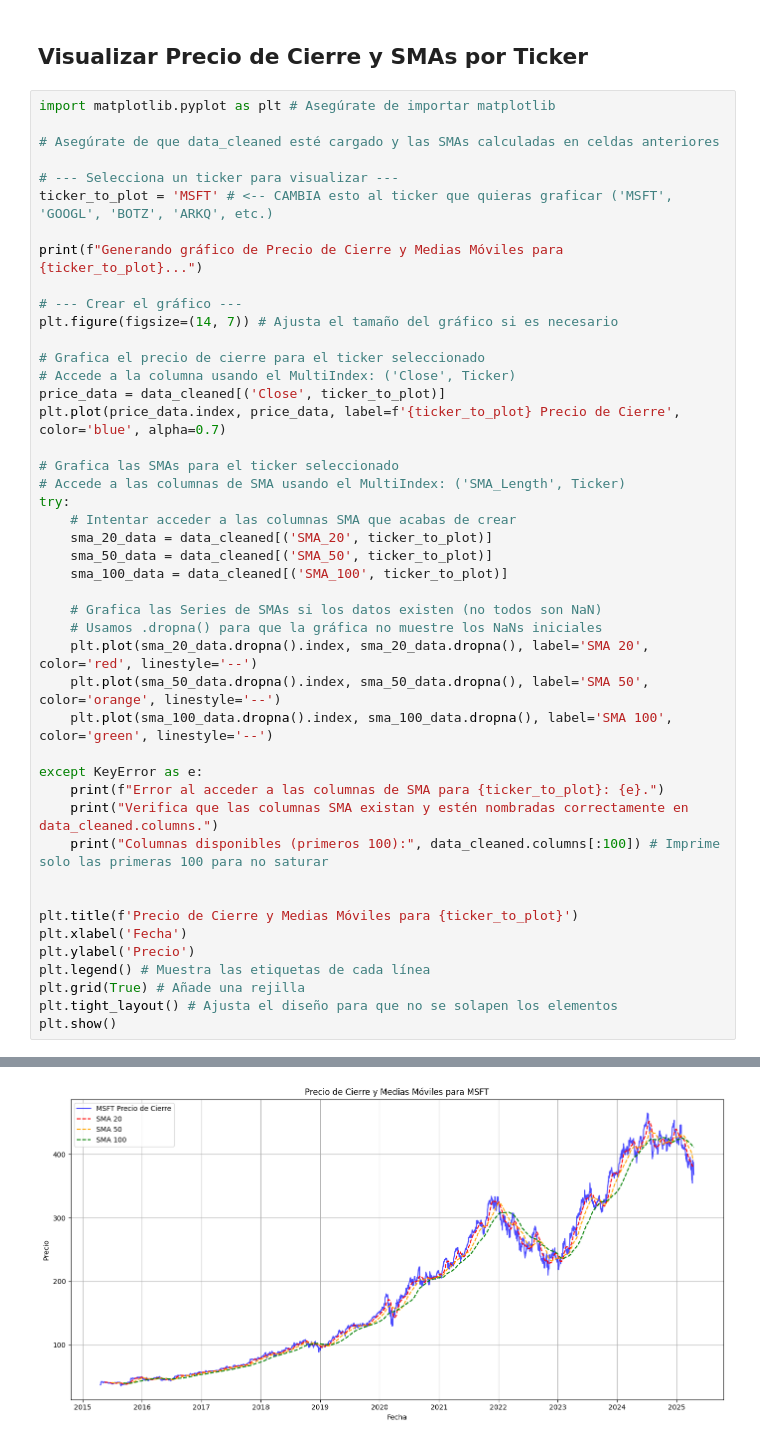
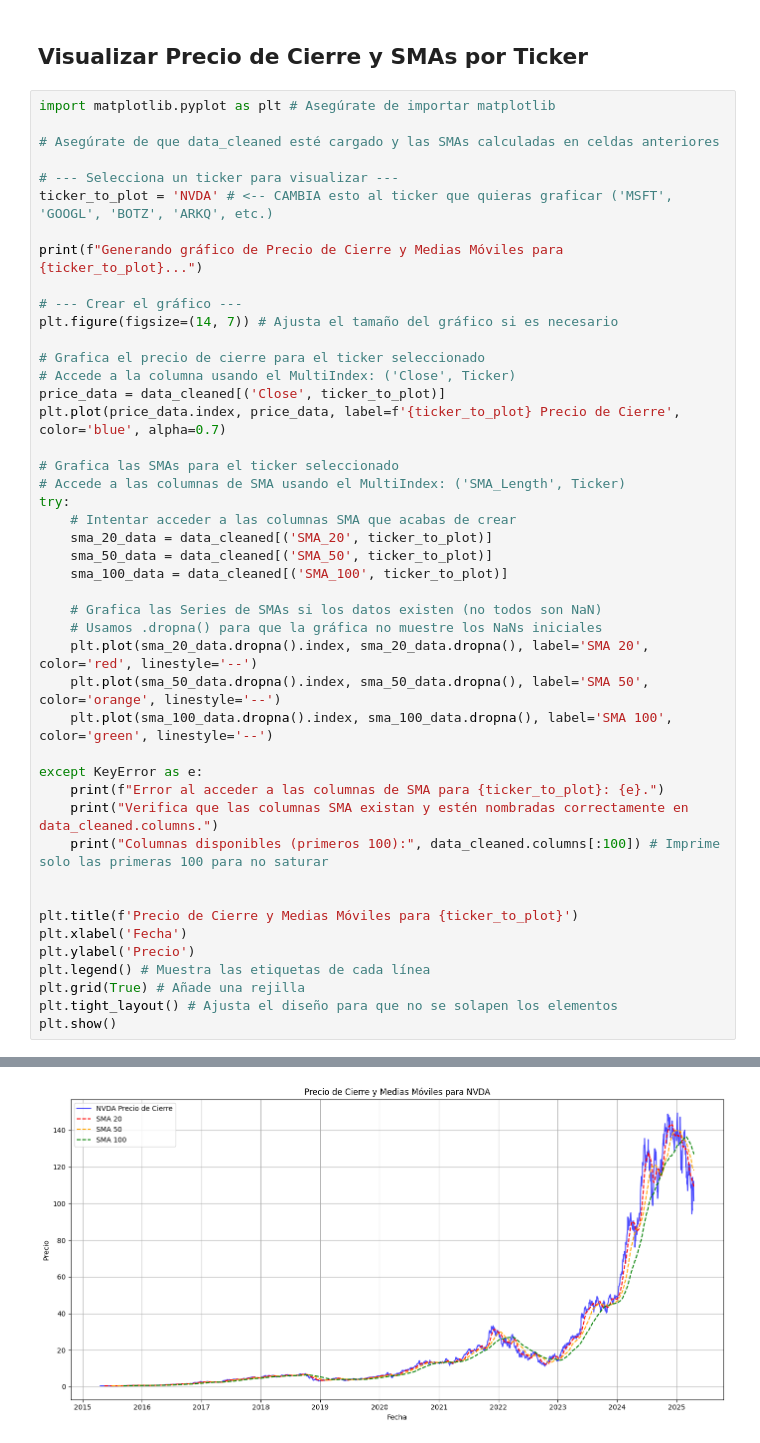
Before and after one commit to Haagila/financial-indicators-project, a Jupyter notebook: notebooks/03_financial_indicators_analysis.ipynb, the cells around one changed output, grey strips where cells are left out. Drawn from its saved outputs; the diff is of its cells as text.

```diff
--- a/notebooks/03_financial_indicators_analysis.ipynb
+++ b/notebooks/03_financial_indicators_analysis.ipynb
@@ -109,7 +109,7 @@ import matplotlib.pyplot as plt # Asegúrate de importar matplotlib
 # Asegúrate de que data_cleaned esté cargado y las SMAs calculadas en celdas anteriores
 
 # --- Selecciona un ticker para visualizar ---
-ticker_to_plot = 'MSFT' # <-- CAMBIA esto al ticker que quieras graficar ('MSFT', 'GOOGL', 'BOTZ', 'ARKQ', etc.)
+ticker_to_plot = 'NVDA' # <-- CAMBIA esto al ticker que quieras graficar ('MSFT', 'GOOGL', 'BOTZ', 'ARKQ', etc.)
 
 print(f"Generando gráfico de Precio de Cierre y Medias Móviles para {ticker_to_plot}...")
 
@@ -153 +153 @@ Generando gráfico de Precio de Cierre y Medias Móviles para MSFT...
-[figure, old version]
+[figure, new version]
```
Also changed, not shown: parts of 5 cells of this notebook.
